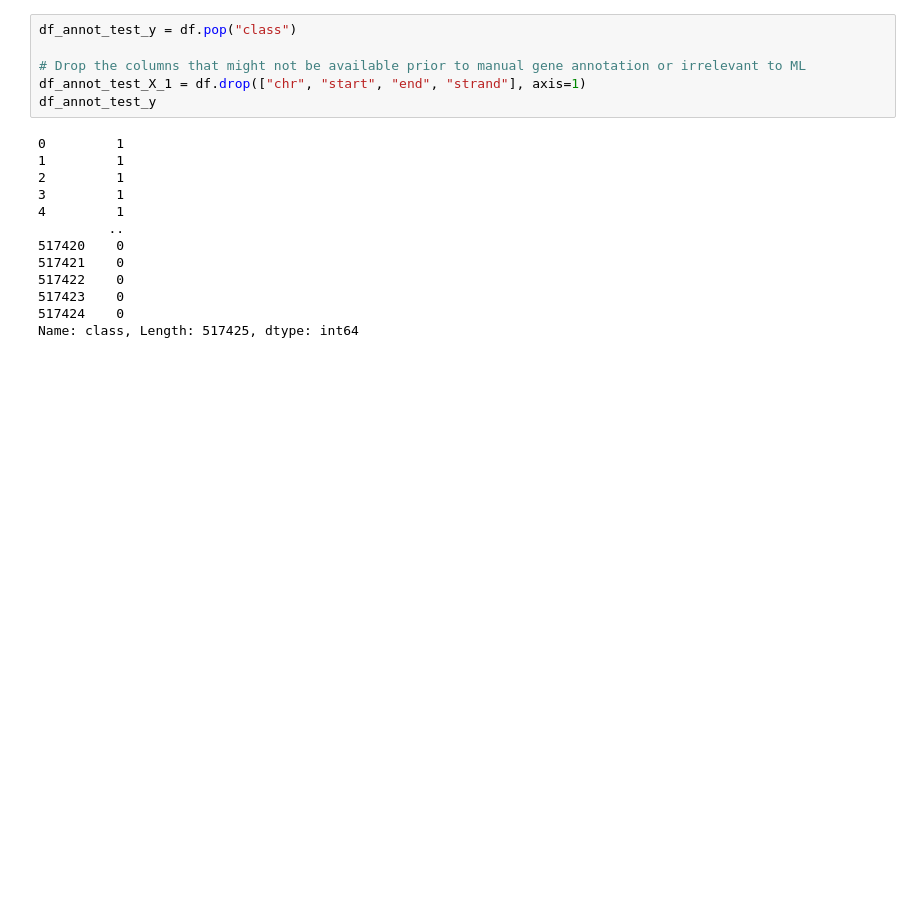
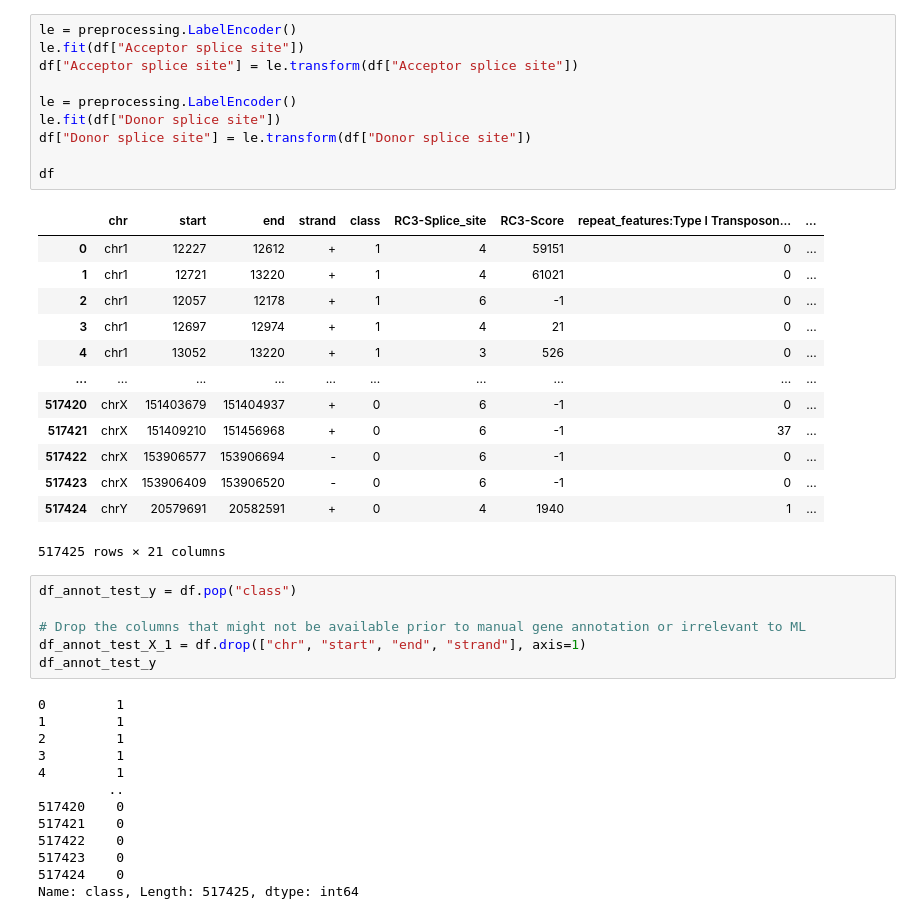
Before and after one commit to EnsemblGSOC/IntronOrNot, a Jupyter notebook: 5 - model building.ipynb, the cells around one changed output. Cells and saved outputs as stored; diff of their text form; blank space fills up the shorter version.

```diff
--- a/5 - model building.ipynb
+++ b/5 - model building.ipynb
@@ -67,3 +67,27 @@ df
+# %%
+le = preprocessing.LabelEncoder()
+le.fit(df["Acceptor splice site"])
+df["Acceptor splice site"] = le.transform(df["Acceptor splice site"])
+
+le = preprocessing.LabelEncoder()
+le.fit(df["Donor splice site"])
+df["Donor splice site"] = le.transform(df["Donor splice site"])
+
+df
+# %% [output]
+|  | chr | start | end | strand | class | RC3-Splice_site | RC3-Score | repeat_features:Type I Transposon... | ... |
+| 0 | chr1 | 12227 | 12612 | + | 1 | 4 | 59151 | 0 | ... |
+| 1 | chr1 | 12721 | 13220 | + | 1 | 4 | 61021 | 0 | ... |
+| 2 | chr1 | 12057 | 12178 | + | 1 | 6 | -1 | 0 | ... |
+| 3 | chr1 | 12697 | 12974 | + | 1 | 4 | 21 | 0 | ... |
+| 4 | chr1 | 13052 | 13220 | + | 1 | 3 | 526 | 0 | ... |
+| ... | ... | ... | ... | ... | ... | ... | ... | ... | ... |
+| 517420 | chrX | 151403679 | 151404937 | + | 0 | 6 | -1 | 0 | ... |
+| 517421 | chrX | 151409210 | 151456968 | + | 0 | 6 | -1 | 37 | ... |
+| 517422 | chrX | 153906577 | 153906694 | - | 0 | 6 | -1 | 0 | ... |
+| 517423 | chrX | 153906409 | 153906520 | - | 0 | 6 | -1 | 0 | ... |
+| 517424 | chrY | 20579691 | 20582591 | + | 0 | 4 | 1940 | 1 | ... |
+517425 rows × 21 columns
 # %%
 df_annot_test_y = df.pop("class")
 
```
Also changed, not shown: parts of 8 cells of this notebook, 2 other files.
